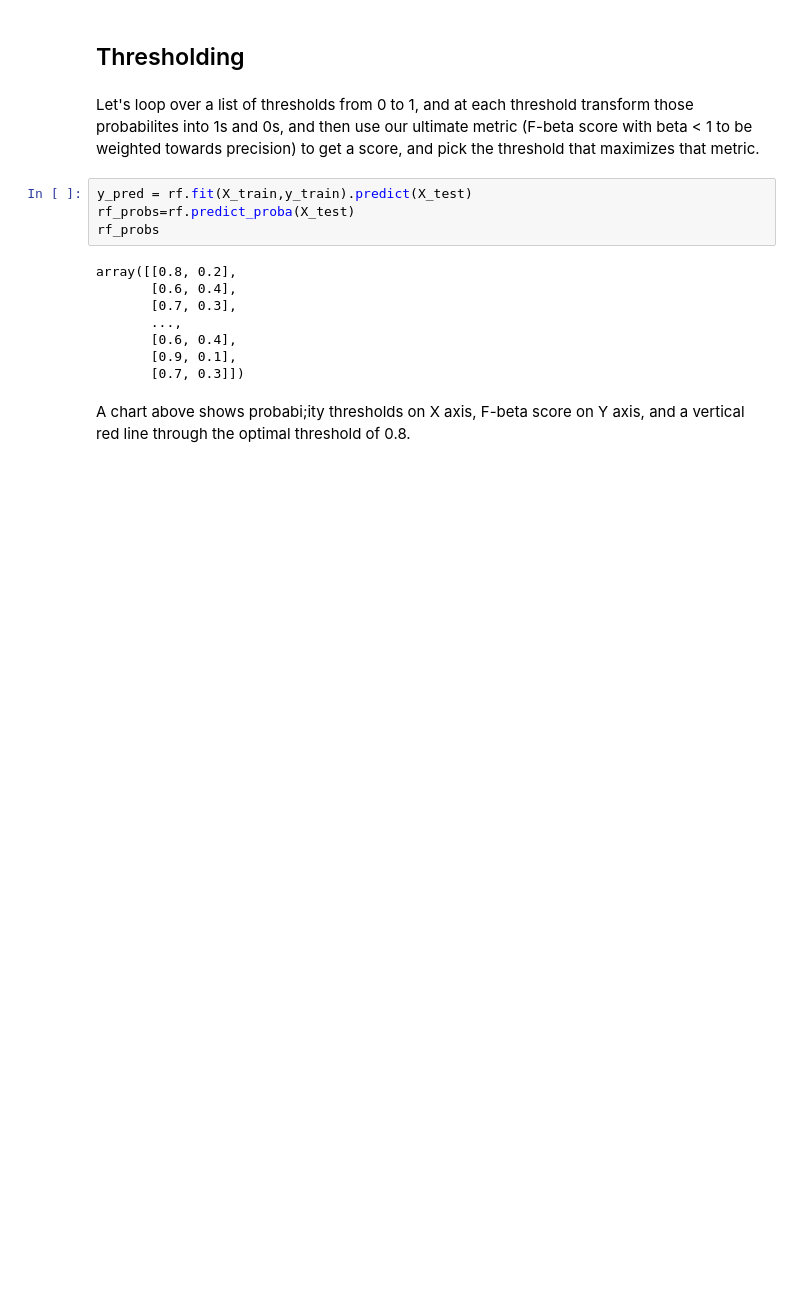
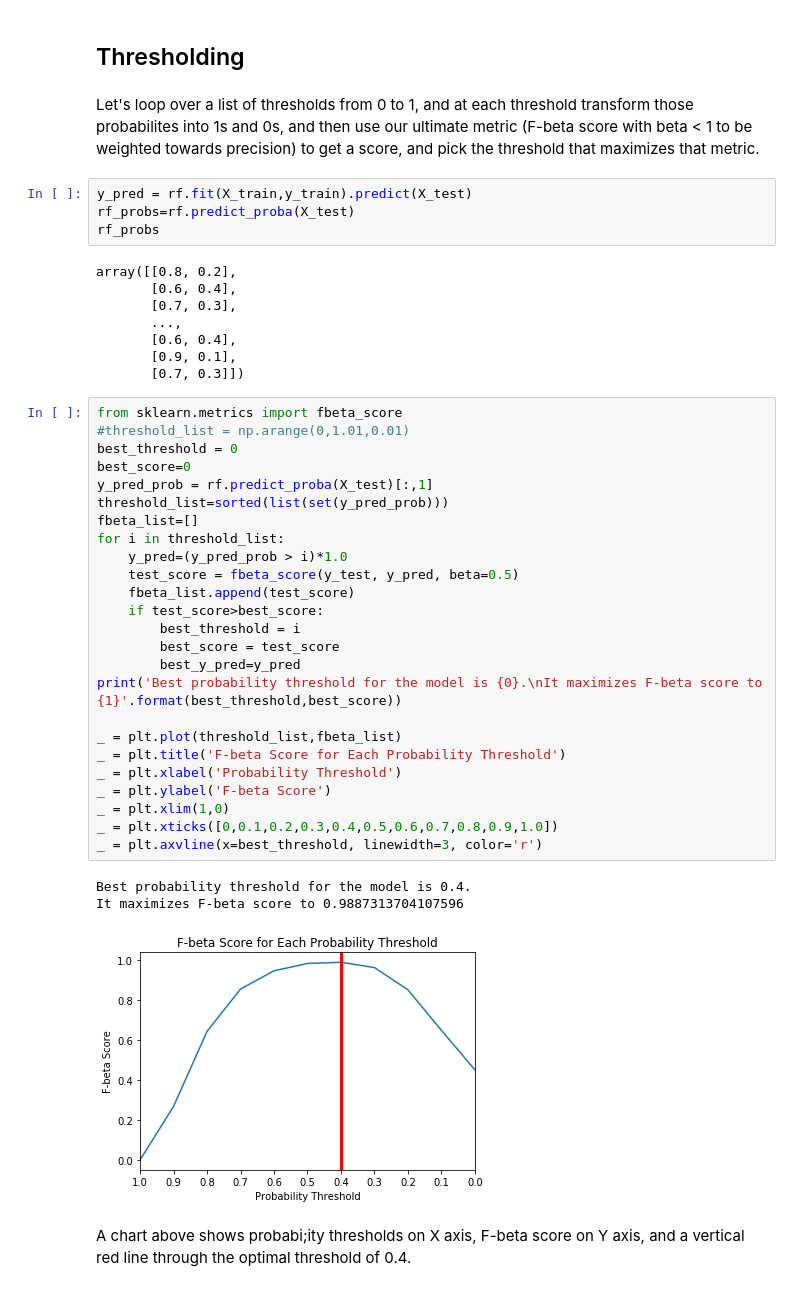
Before and after one commit to a-kantur/Springboard, a Jupyter notebook: Capstone Project 1/In-Depth Analysis.ipynb, the cells around one changed output. Cells and saved outputs as stored; diff of their text form; blank space fills up the shorter version.

```diff
--- a/Capstone Project 1/In-Depth Analysis.ipynb
+++ b/Capstone Project 1/In-Depth Analysis.ipynb
@@ -299,8 +285,37 @@ array([[0.8, 0.2],
        [0.6, 0.4],
        [0.9, 0.1],
        [0.7, 0.3]])
+# %%
+from sklearn.metrics import fbeta_score
+#threshold_list = np.arange(0,1.01,0.01)
+best_threshold = 0
+best_score=0
+y_pred_prob = rf.predict_proba(X_test)[:,1]
+threshold_list=sorted(list(set(y_pred_prob)))
+fbeta_list=[]
+for i in threshold_list:
+    y_pred=(y_pred_prob > i)*1.0
+    test_score = fbeta_score(y_test, y_pred, beta=0.5)
+    fbeta_list.append(test_score)
+    if test_score>best_score:
+        best_threshold = i
+        best_score = test_score
+        best_y_pred=y_pred
+print('Best probability threshold for the model is {0}.\nIt maximizes F-beta score to {1}'.format(best_threshold,best_score))
+
+_ = plt.plot(threshold_list,fbeta_list)
+_ = plt.title('F-beta Score for Each Probability Threshold')
+_ = plt.xlabel('Probability Threshold')
+_ = plt.ylabel('F-beta Score')
+_ = plt.xlim(1,0)
+_ = plt.xticks([0,0.1,0.2,0.3,0.4,0.5,0.6,0.7,0.8,0.9,1.0])
+_ = plt.axvline(x=best_threshold, linewidth=3, color='r')
+# %% [output]
+Best probability threshold for the model is 0.4.
+It maximizes F-beta score to 0.9887313704107596
+[figure, added]
 # %% [markdown]
-A chart above shows probabi;ity thresholds on X axis, F-beta score on Y axis, and a vertical red line through the optimal threshold of 0.8.
+A chart above shows probabi;ity thresholds on X axis, F-beta score on Y axis, and a vertical red line through the optimal threshold of 0.4.
 # %%
 from sklearn.metrics import confusion_matrix, classification_report
 print(classification_report(y_test, best_y_pred))
```
Also changed, not shown: parts of 6 cells of this notebook.
